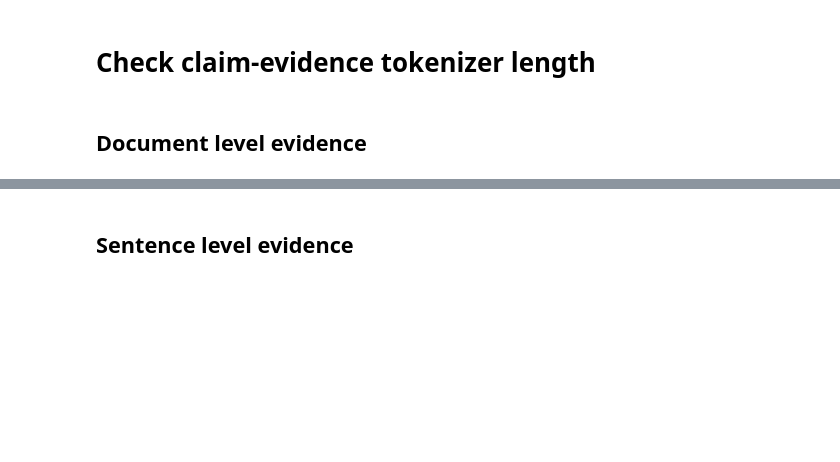
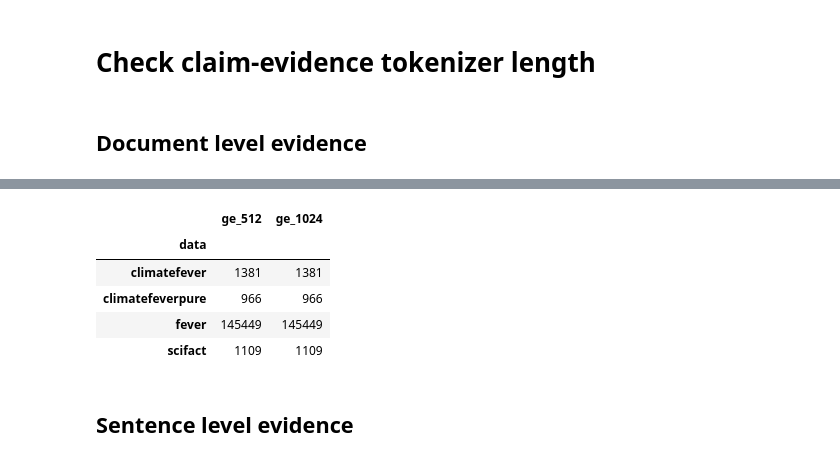
Before and after one commit to boeyjw/KCL-MScAI-FactChecking-Code, a Jupyter notebook: nb/02_Data_Processing/01_General_Analysis.ipynb, the cells around one changed output, grey strips where cells are left out. Drawn from its saved outputs; the diff is of its cells as text; code cells hidden in the pictures; blank space fills up the shorter version.

```diff
--- a/nb/02_Data_Processing/01_General_Analysis.ipynb
+++ b/nb/02_Data_Processing/01_General_Analysis.ipynb
@@ -206,3 +226,12 @@ doc_stats.pivot_table(values=["evidence_token"], index="data", columns="label",
+# %%
+doc_stats.groupby("data").agg({"ge_512": "count", "ge_1024": "count"})
+# %% [output]
+|  | ge_512 | ge_1024 |
+| data |  |  |
+| climatefever | 1381 | 1381 |
+| climatefeverpure | 966 | 966 |
+| fever | 145449 | 145449 |
+| scifact | 1109 | 1109 |
 # %% [markdown]
 ## Sentence level evidence
 # %%
```
Also changed, not shown: parts of 12 cells of this notebook, 5 other files.
